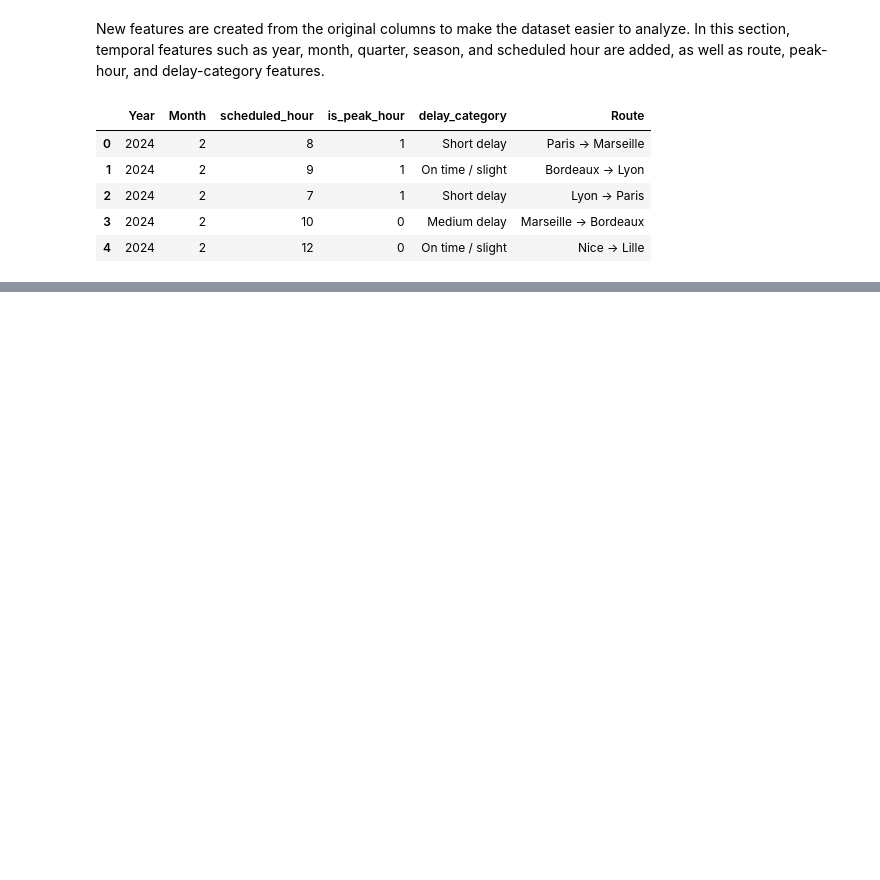
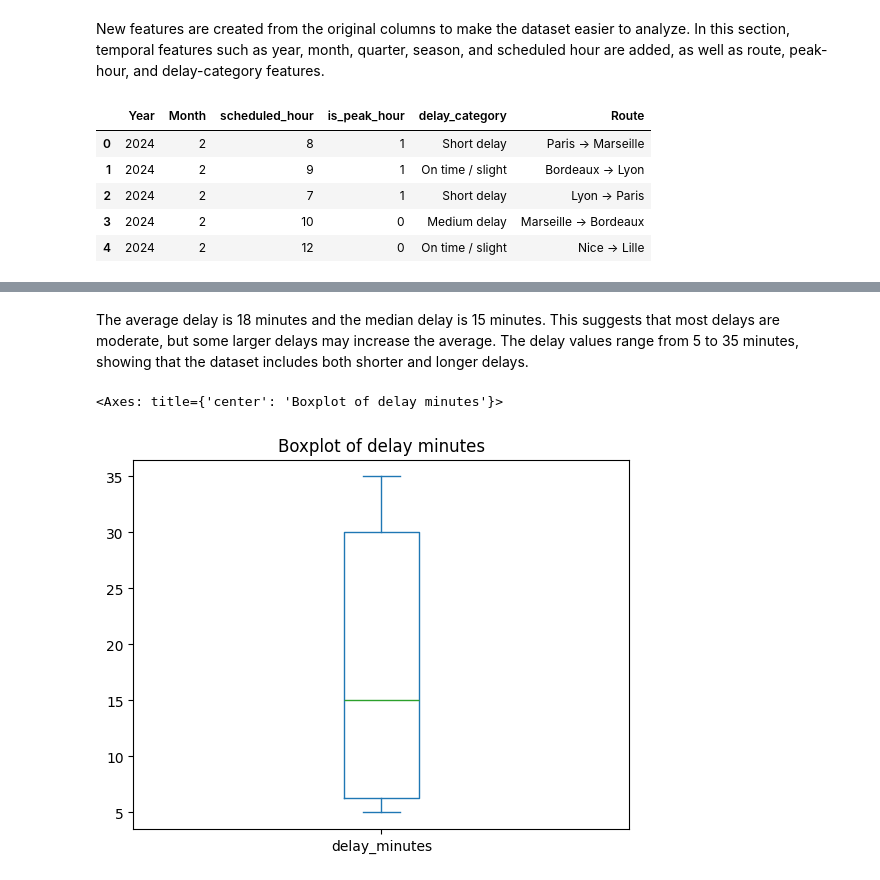
Before and after one commit to dianatrc/tardis, a Jupyter notebook: tardis_eda.ipynb, the cells around one changed output, grey strips where cells are left out. Saved outputs shown, nothing was run; the diff lists cells and outputs as text; code cells hidden in the pictures; blank space fills up the shorter version.

```diff
--- a/tardis_eda.ipynb
+++ b/tardis_eda.ipynb
@@ -138,0 +168,7 @@ df.to_csv('cleaned_dataset.csv', index=False)
+# %% [markdown]
+The average delay is 18 minutes and the median delay is 15 minutes. This suggests that most delays are moderate, but some larger delays may increase the average. The delay values range from 5 to 35 minutes, showing that the dataset includes both shorter and longer delays.
+# %%
+df["delay_minutes"].plot(kind="box", title="Boxplot of delay minutes")
+# %% [output]
+<Axes: title={'center': 'Boxplot of delay minutes'}>
+[figure, added]
```
Also changed, not shown: parts of 9 cells of this notebook.
